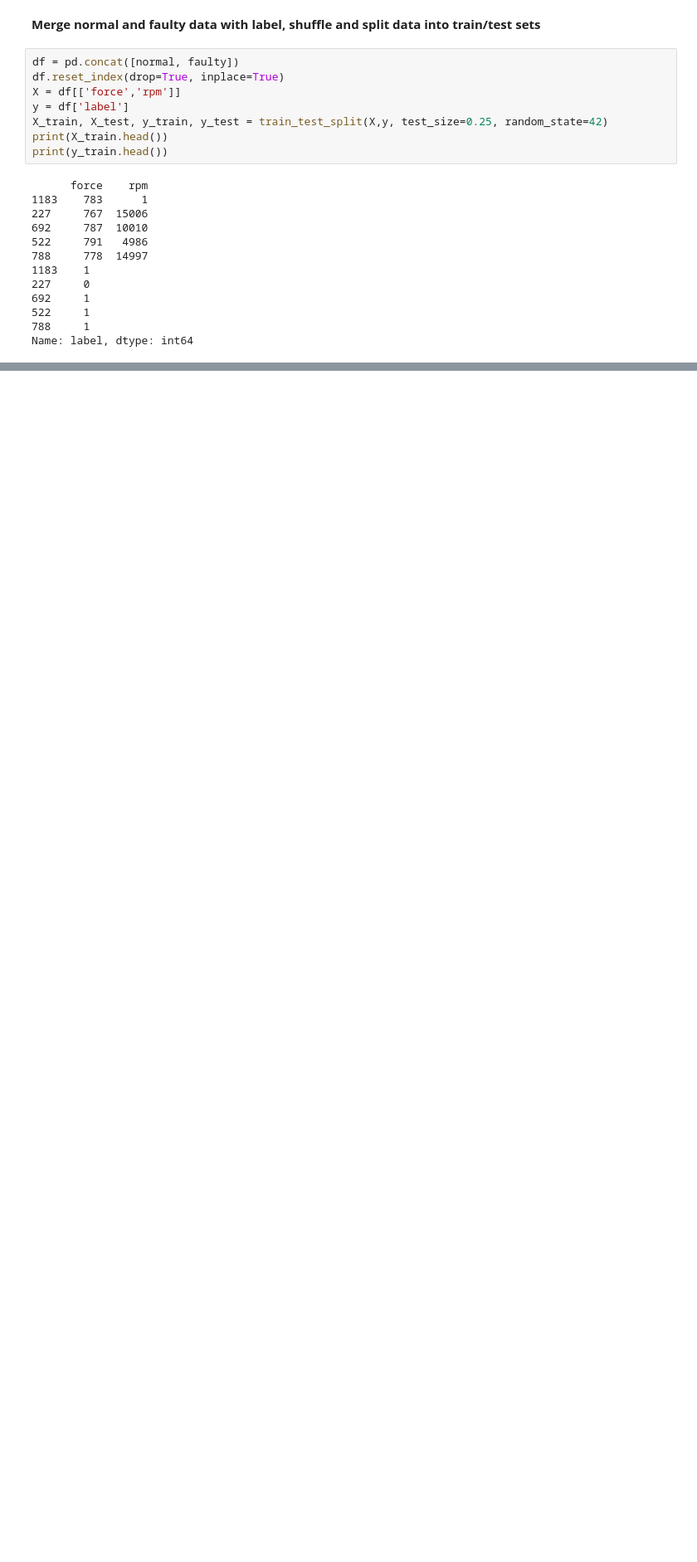
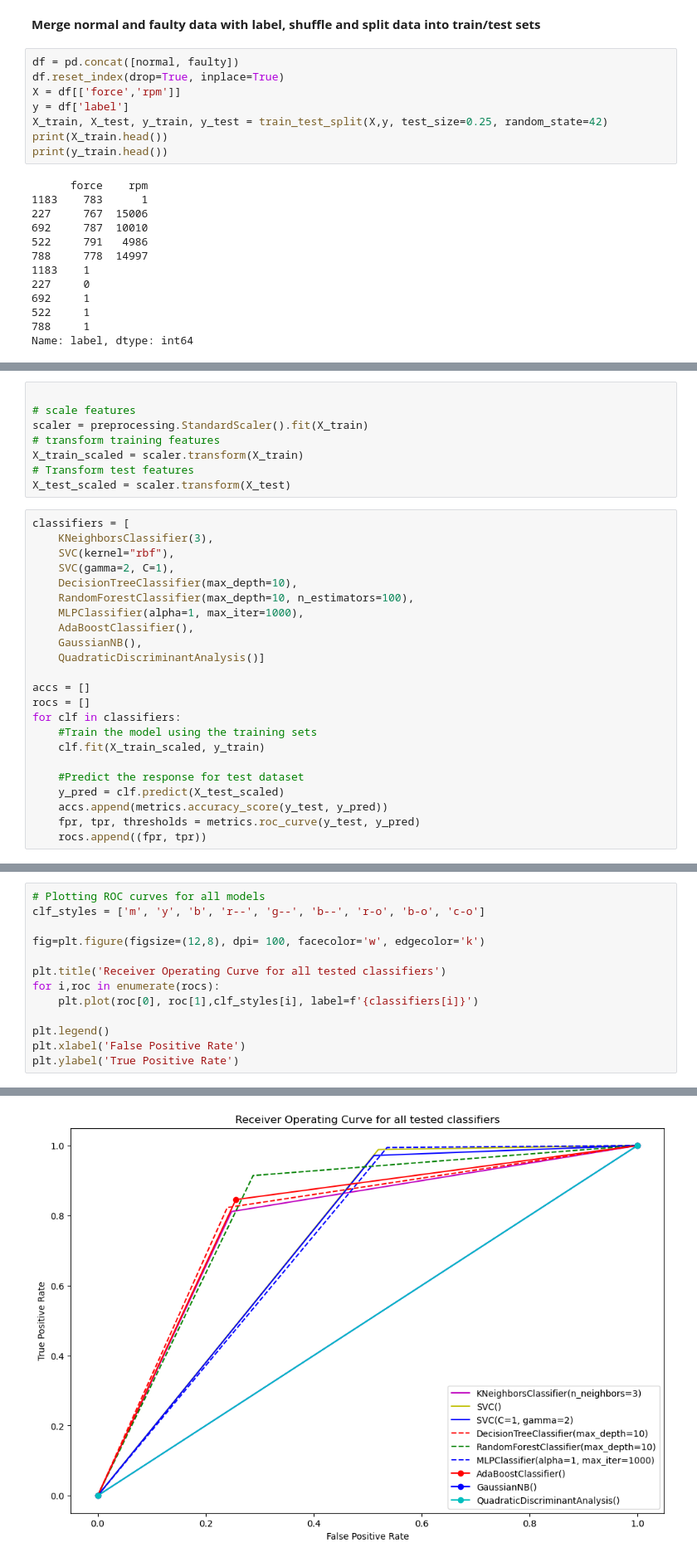
Before and after one commit to VANHUUTHANHTRUNG/propeller_faulty_detection, a Jupyter notebook: predict.ipynb, the cells around one changed output, grey strips where cells are left out. Shown: that part at 83% size. Saved outputs shown, nothing was run; the diff lists cells and outputs as text; blank space fills up the shorter version.

Commit message:
Add predict file

```diff
--- a/predict.ipynb
+++ b/predict.ipynb
@@ -78,2 +80,33 @@ y_pred = clf.predict(X_test)
+# %%
+
+# scale features
+scaler = preprocessing.StandardScaler().fit(X_train)
+# transform training features
+X_train_scaled = scaler.transform(X_train)
+# Transform test features
+X_test_scaled = scaler.transform(X_test)
+# %%
+classifiers = [
+    KNeighborsClassifier(3),
+    SVC(kernel="rbf"),
+    SVC(gamma=2, C=1),
+    DecisionTreeClassifier(max_depth=10),
+    RandomForestClassifier(max_depth=10, n_estimators=100),
+    MLPClassifier(alpha=1, max_iter=1000),
+    AdaBoostClassifier(),
+    GaussianNB(),
+    QuadraticDiscriminantAnalysis()]
+
+accs = []
+rocs = []
+for clf in classifiers:
+    #Train the model using the training sets
+    clf.fit(X_train_scaled, y_train)
+
+    #Predict the response for test dataset
+    y_pred = clf.predict(X_test_scaled)
+    accs.append(metrics.accuracy_score(y_test, y_pred))
+    fpr, tpr, thresholds = metrics.roc_curve(y_test, y_pred)
+    rocs.append((fpr, tpr))
 # %%
 # Model Accuracy: how often is the classifier correct?
@@ -80,0 +118,14 @@ print("Accuracy:",metrics.accuracy_score(y_test, y_pred))
+# %%
+# Plotting ROC curves for all models
+clf_styles = ['m', 'y', 'b', 'r--', 'g--', 'b--', 'r-o', 'b-o', 'c-o']
+
+fig=plt.figure(figsize=(12,8), dpi= 100, facecolor='w', edgecolor='k')
+
+plt.title('Receiver Operating Curve for all tested classifiers')
+for i,roc in enumerate(rocs):
+    plt.plot(roc[0], roc[1],clf_styles[i], label=f'{classifiers[i]}')
+
+plt.legend()
+plt.xlabel('False Positive Rate')
+plt.ylabel('True Positive Rate')
+# %% [output]
@@ -80,0 +133 @@ print("Accuracy:",metrics.accuracy_score(y_test, y_pred))
+[figure, added]
```
Also changed, not shown: parts of 4 cells of this notebook.
